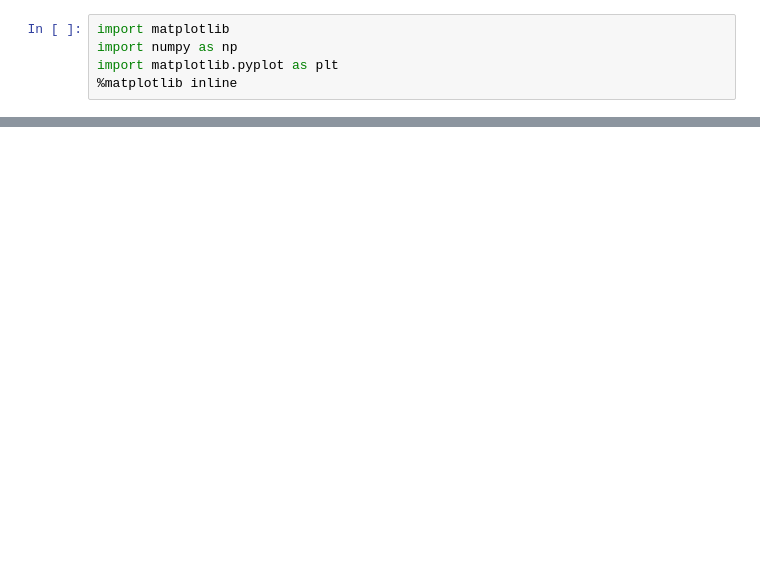
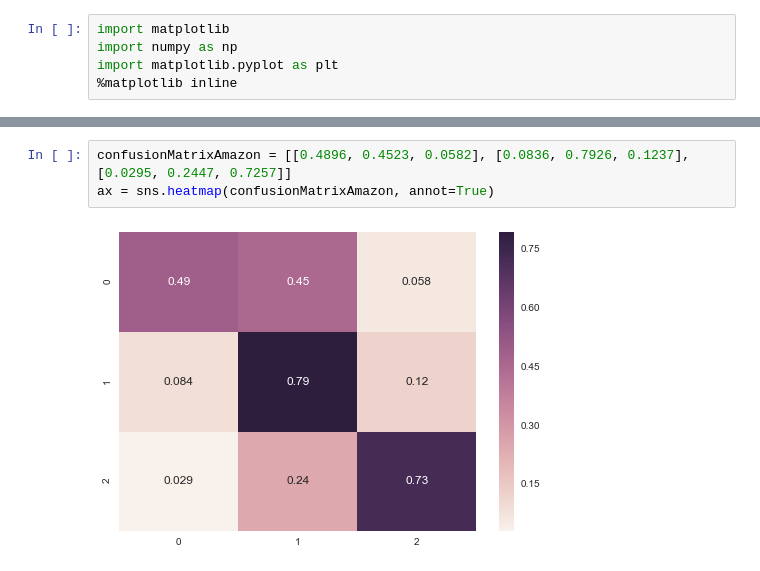
Before and after one commit to pmal19/CloudML, a Jupyter notebook: Plots.ipynb, the cells around one changed output, grey strips where cells are left out. Saved outputs shown, nothing was run; the diff lists cells and outputs as text; blank space fills up the shorter version.

```diff
--- a/Plots.ipynb
+++ b/Plots.ipynb
@@ -89,0 +105,5 @@ fig.savefig('training_convergence.png', dpi=fig.dpi)
+# %%
+confusionMatrixAmazon = [[0.4896, 0.4523, 0.0582], [0.0836, 0.7926, 0.1237], [0.0295, 0.2447, 0.7257]]
+ax = sns.heatmap(confusionMatrixAmazon, annot=True)
+# %% [output]
+[figure, added]
```
Also changed, not shown: parts of 6 cells of this notebook, 4 other files.
